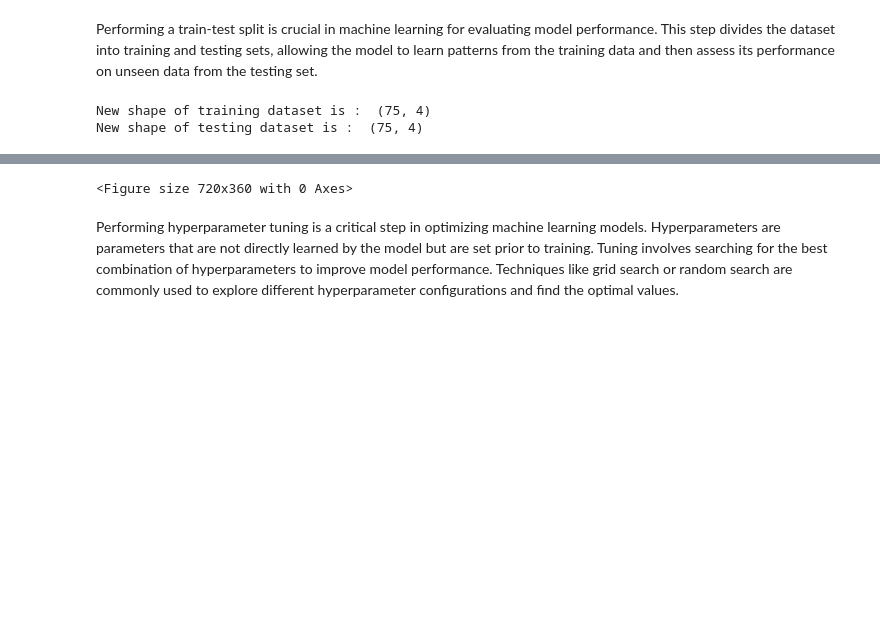
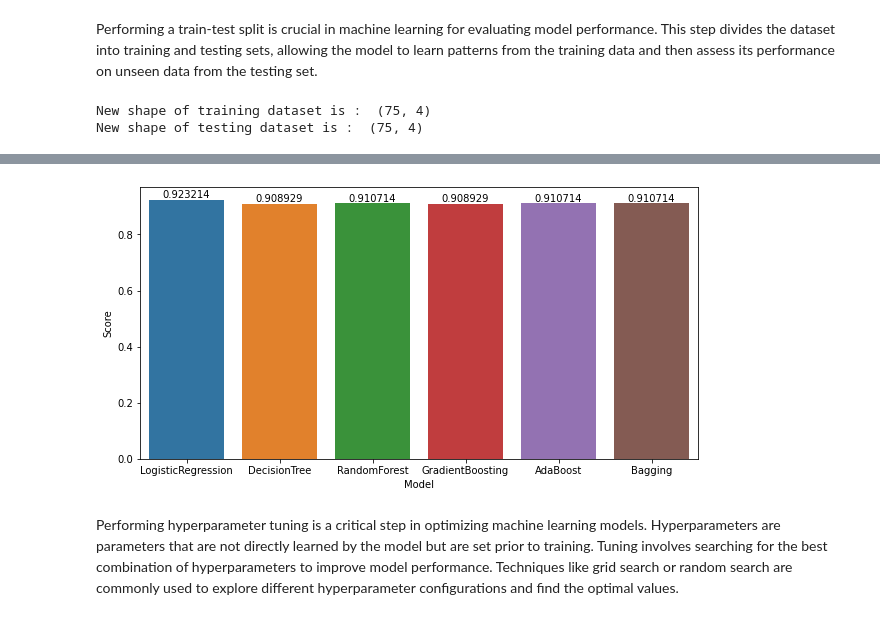
Before and after one commit to Kirat6098/PracRepo, a Jupyter notebook: Logistic_regression/logis.ipynb, the cells around one changed output, grey strips where cells are left out. Saved outputs shown, nothing was run; the diff lists cells and outputs as text; code cells hidden in the pictures; blank space fills up the shorter version.

Commit message:
Added Seaborn Visuals

```diff
--- a/Logistic_regression/logis.ipynb
+++ b/Logistic_regression/logis.ipynb
@@ -145,9 +146,11 @@ Please also refer to the documentation for alternative solver options:
 | 5 | Bagging | 0.910714 |
 # %%
 plt.figure(figsize=(10,5))
-px.bar(data_frame=CV_scores,x='Model',y='Score',color='Model')
+ax=sns.barplot(data=CV_scores,x='Model',y='Score')
+for i in ax.containers:
+    ax.bar_label(i,)
 # %% [output]
-<Figure size 720x360 with 0 Axes>
+[figure, added]
 # %% [markdown]
 Performing hyperparameter tuning is a critical step in optimizing machine learning models. Hyperparameters are parameters that are not directly learned by the model but are set prior to training. Tuning involves searching for the best combination of hyperparameters to improve model performance. Techniques like grid search or random search are commonly used to explore different hyperparameter configurations and find the optimal values.
 # %%
```
Also changed, not shown: parts of 10 cells of this notebook.
